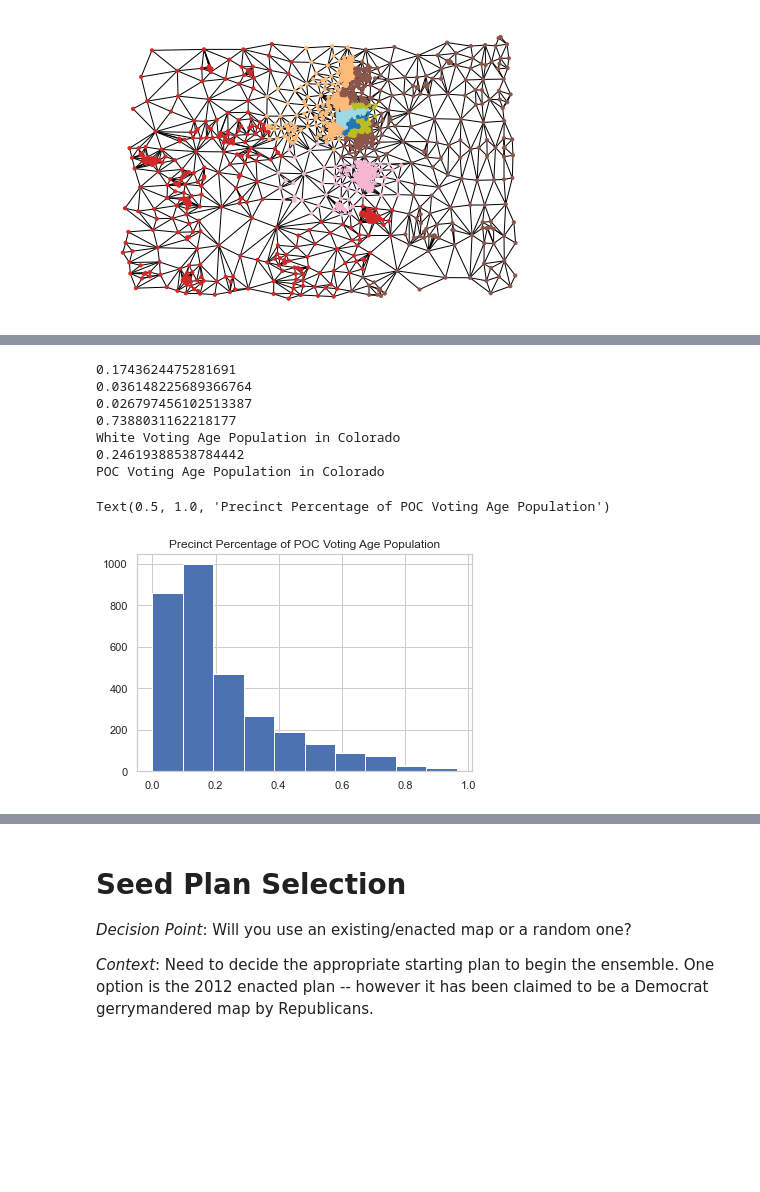
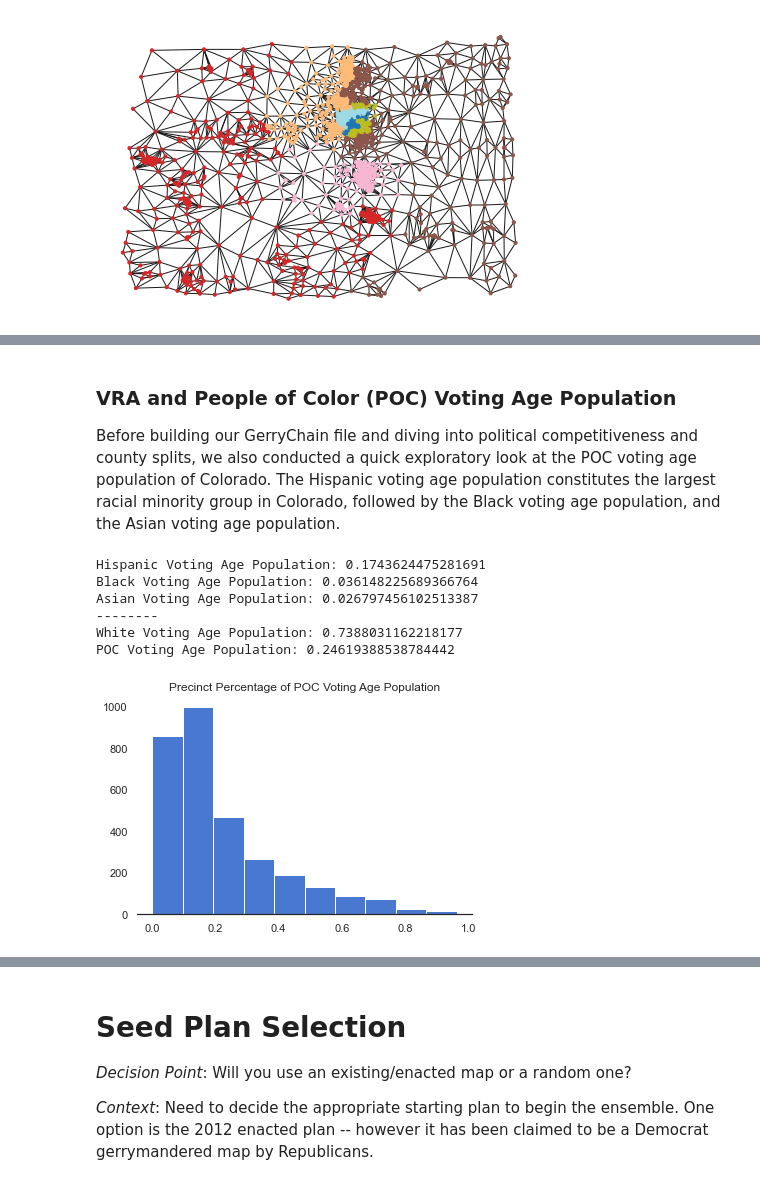
Before and after one commit to uwescience/dssg2021-redistricting, a Jupyter notebook: Colorado/02_CO_EDA_Modeling_Decisions.ipynb, the cells around one changed output, grey strips where cells are left out. Cells and saved outputs as stored; diff of their text form; code cells hidden in the pictures; blank space fills up the shorter version.

```diff
--- a/Colorado/02_CO_EDA_Modeling_Decisions.ipynb
+++ b/Colorado/02_CO_EDA_Modeling_Decisions.ipynb
@@ -40,7 +92,6 @@ import numpy as np
 import matplotlib.pyplot as plt
 
 import seaborn as sns
-sns.set_theme(style="whitegrid")
 
 from gerrychain import (
     Election,
@@ -68,6 +119,8 @@ except OSError:
                           "Colorado"))
     os.chdir(os.path.join(os.getenv("REDISTRICTING_HOME", default=""),
                           "Colorado"))
+# %%
+sns.set(style="white", palette="muted", color_codes=True)
 # %%
 graph_mggg = Graph.from_json("Data/co_precincts.json")
 df_mggg = gpd.read_file("Data/co_precincts.shp")
@@ -102,36 +163,32 @@ Visualize Colorado dual graph
+# %% [markdown]
+### VRA and People of Color (POC) Voting Age Population
+
+Before building our GerryChain file and diving into political competitiveness and county splits, we also conducted a quick exploratory look at the POC voting age population of Colorado. The Hispanic voting age population constitutes the largest racial minority group in Colorado, followed by the Black voting age population, and the Asian voting age population.
 # %%
-#POC Voting age population for Colorado in 2018
-
-print((df_mggg["HVAP"].sum())/(df_mggg["VAP"].sum()))
-print((df_mggg["BVAP"].sum())/(df_mggg["VAP"].sum()))
-print((df_mggg["ASIANVAP"].sum())/(df_mggg["VAP"].sum()))
+print("Hispanic Voting Age Population:", (df_mggg["HVAP"].sum())/(df_mggg["VAP"].sum()))
+print("Black Voting Age Population:", (df_mggg["BVAP"].sum())/(df_mggg["VAP"].sum()))
+print("Asian Voting Age Population:", (df_mggg["ASIANVAP"].sum())/(df_mggg["VAP"].sum()))
 
 df_mggg["POC_VAP"] = (df_mggg["HVAP"] + df_mggg["BVAP"] + df_mggg["AMINVAP"] + df_mggg["ASIANVAP"]
  + df_mggg["NHPIVAP"] + df_mggg["OTHERVAP"] + df_mggg["OTHERVAP"])
 
 df_mggg["POC_VAP_PCT"] = df_mggg["POC_VAP"]/df_mggg["VAP"]
-
-print(df_mggg["WVAP"].sum()/df_mggg["VAP"].sum())
-print("White Voting Age Population in Colorado")
-#0.7388 White VAP across the state
-
-print(df_mggg["POC_VAP"].sum() / df_mggg["VAP"].sum())
-print("POC Voting Age Population in Colorado")
-#0.246 POC VAP across the state
+print("--------")
+print("White Voting Age Population:", df_mggg["WVAP"].sum()/df_mggg["VAP"].sum())
+print("POC Voting Age Population:", df_mggg["POC_VAP"].sum() / df_mggg["VAP"].sum())
 # %% [output]
-0.1743624475281691
-0.036148225689366764
-0.026797456102513387
-0.7388031162218177
-White Voting Age Population in Colorado
-0.24619388538784442
-POC Voting Age Population in Colorado
+Hispanic Voting Age Population: 0.1743624475281691
+Black Voting Age Population: 0.036148225689366764
+Asian Voting Age Population: 0.026797456102513387
+--------
+White Voting Age Population: 0.7388031162218177
+POC Voting Age Population: 0.24619388538784442
 # %%
 plt.hist(df_mggg['POC_VAP_PCT'])
 plt.title("Precinct Percentage of POC Voting Age Population")
+sns.despine(left=True, right=True)
 # %% [output]
-Text(0.5, 1.0, 'Precinct Percentage of POC Voting Age Population')
-[figure, old version]
+[figure, new version]
 # %%
 uf.plot_district_map(df_mggg,
                      df_mggg['POC_VAP_PCT'].to_dict(),
```
Also changed, not shown: parts of 30 cells of this notebook, 1 other file.
